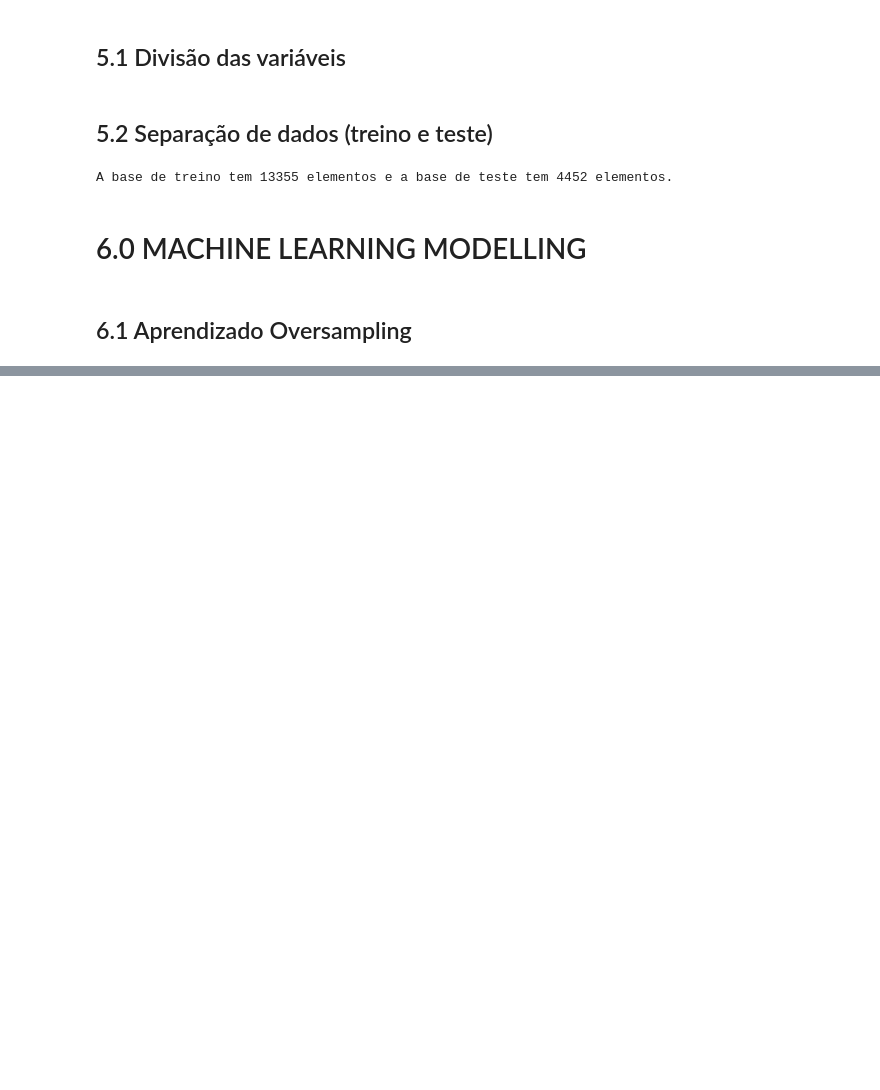
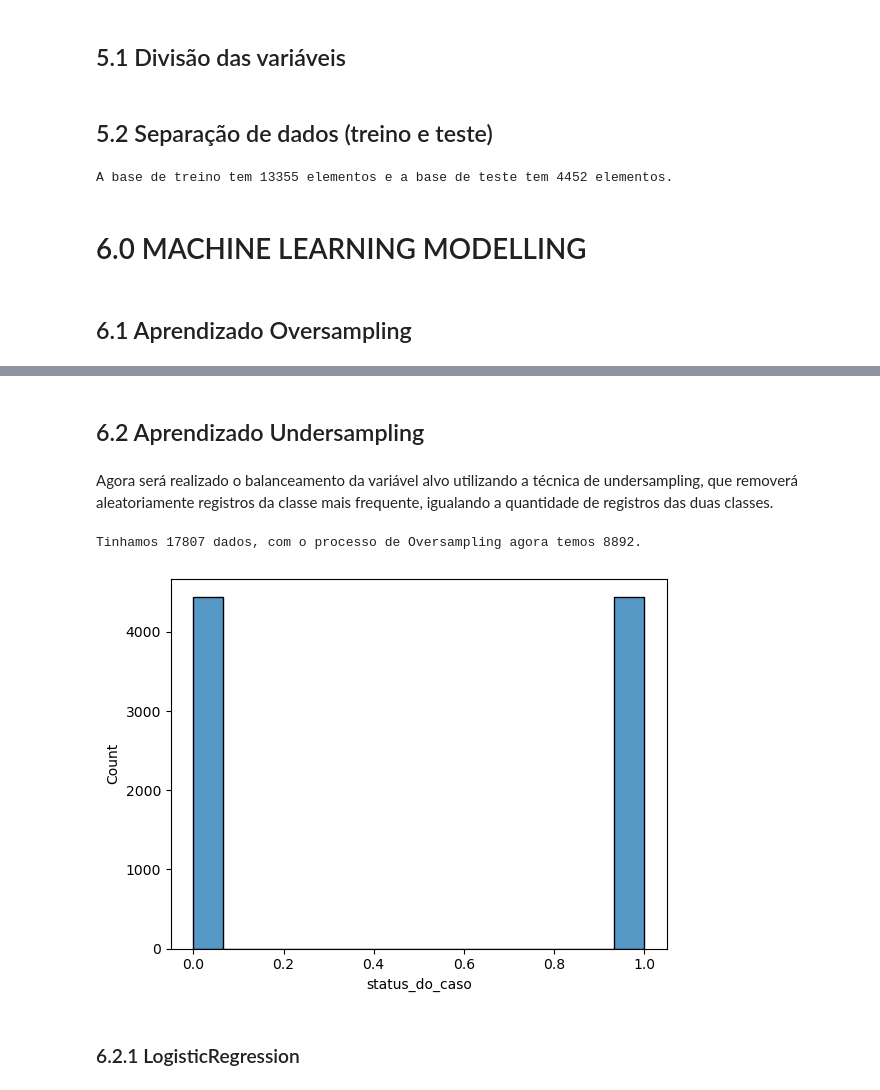
Before and after one commit to leoalvessantana/ML-Olympiad-Vistos-Classification, a Jupyter notebook: vistos_classification.ipynb, the cells around one changed output, grey strips where cells are left out. Drawn from its saved outputs; the diff is of its cells as text; code cells hidden in the pictures; blank space fills up the shorter version.

```diff
--- a/vistos_classification.ipynb
+++ b/vistos_classification.ipynb
@@ -503,0 +582,17 @@ ValueError: could not convert string to float: 'EZYV2589'
+# %% [markdown]
+## 6.2 Aprendizado Undersampling
+# %% [markdown]
+Agora será realizado o balanceamento da variável alvo utilizando a técnica de undersampling, que removerá aleatoriamente registros da classe mais frequente, igualando a quantidade de registros das duas classes.
+# %%
+under = RandomUnderSampler(random_state=SEED)
+X_balanceado_under, y_balanceado_under = under.fit_resample(x_treino, y_treino)
+# %%
+print('Tinhamos {} dados, com o processo de Oversampling agora temos {}.'.format(df5.shape[0], X_balanceado_under.shape[0]))
+# %% [output]
+Tinhamos 17807 dados, com o processo de Oversampling agora temos 8892.
+# %%
+sns.histplot(data=y_balanceado_under);
+# %% [output]
+[figure, added]
+# %% [markdown]
+### 6.2.1 LogisticRegression
```
Also changed, not shown: parts of 35 cells of this notebook.
